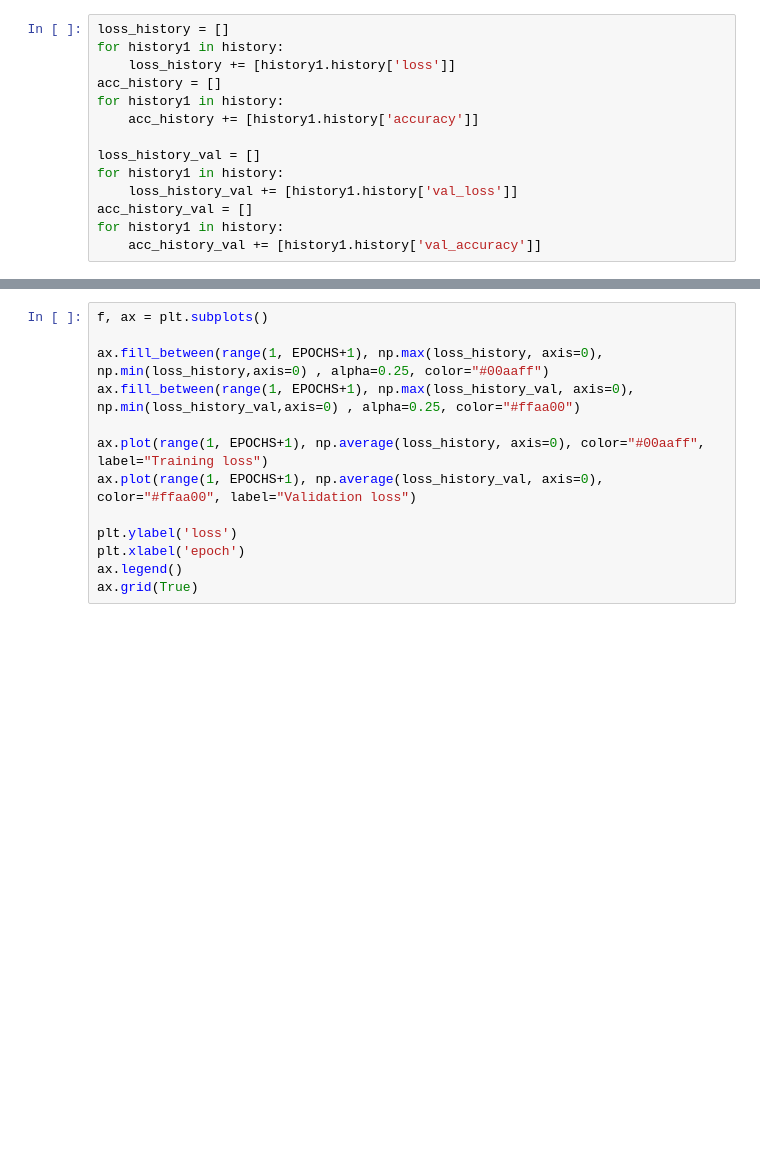
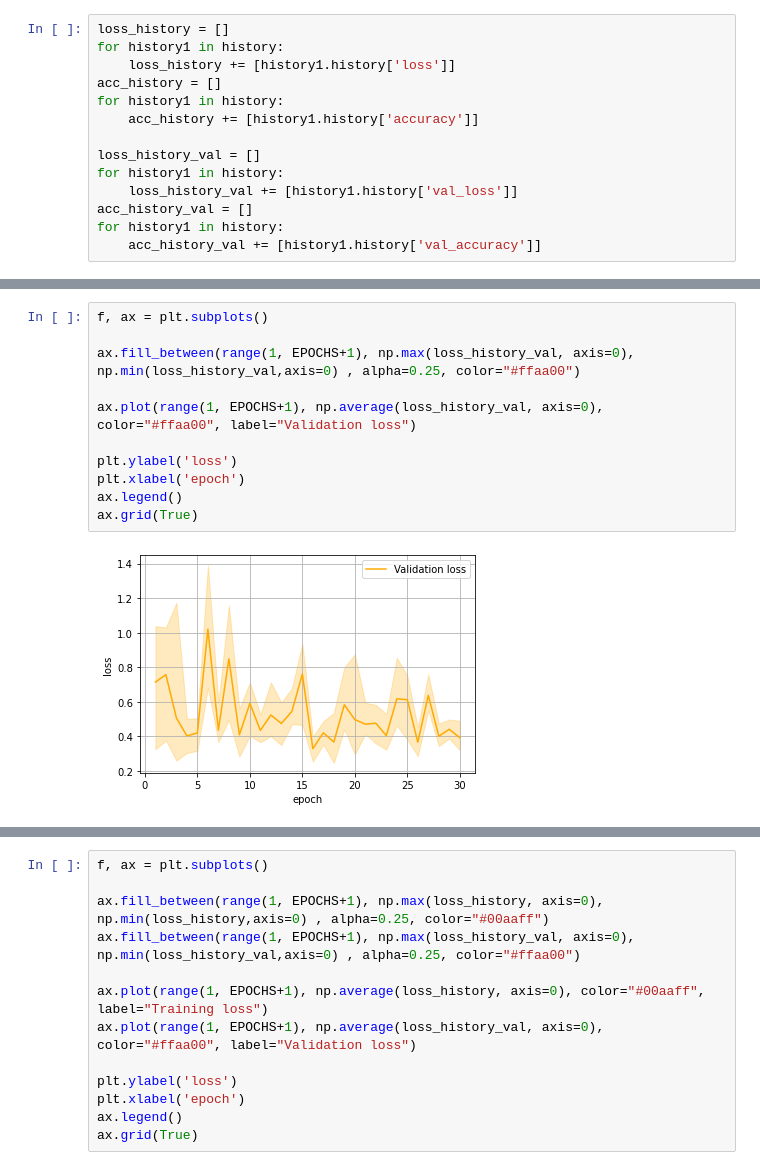
Before and after one commit to grathyaaaa/model-stroke, a Jupyter notebook: stroke-model.ipynb, the cells around one changed output, grey strips where cells are left out. Cells and saved outputs as stored; diff of their text form; blank space fills up the shorter version.

```diff
--- a/stroke-model.ipynb
+++ b/stroke-model.ipynb
@@ -233,0 +265,13 @@ for history1 in history:
+# %%
+f, ax = plt.subplots()
+
+ax.fill_between(range(1, EPOCHS+1), np.max(loss_history_val, axis=0), np.min(loss_history_val,axis=0) , alpha=0.25, color="#ffaa00")
+
+ax.plot(range(1, EPOCHS+1), np.average(loss_history_val, axis=0), color="#ffaa00", label="Validation loss")
+
+plt.ylabel('loss')
+plt.xlabel('epoch')
+ax.legend()
+ax.grid(True)
+# %% [output]
+[figure, added]
```
Also changed, not shown: parts of 23 cells of this notebook.
